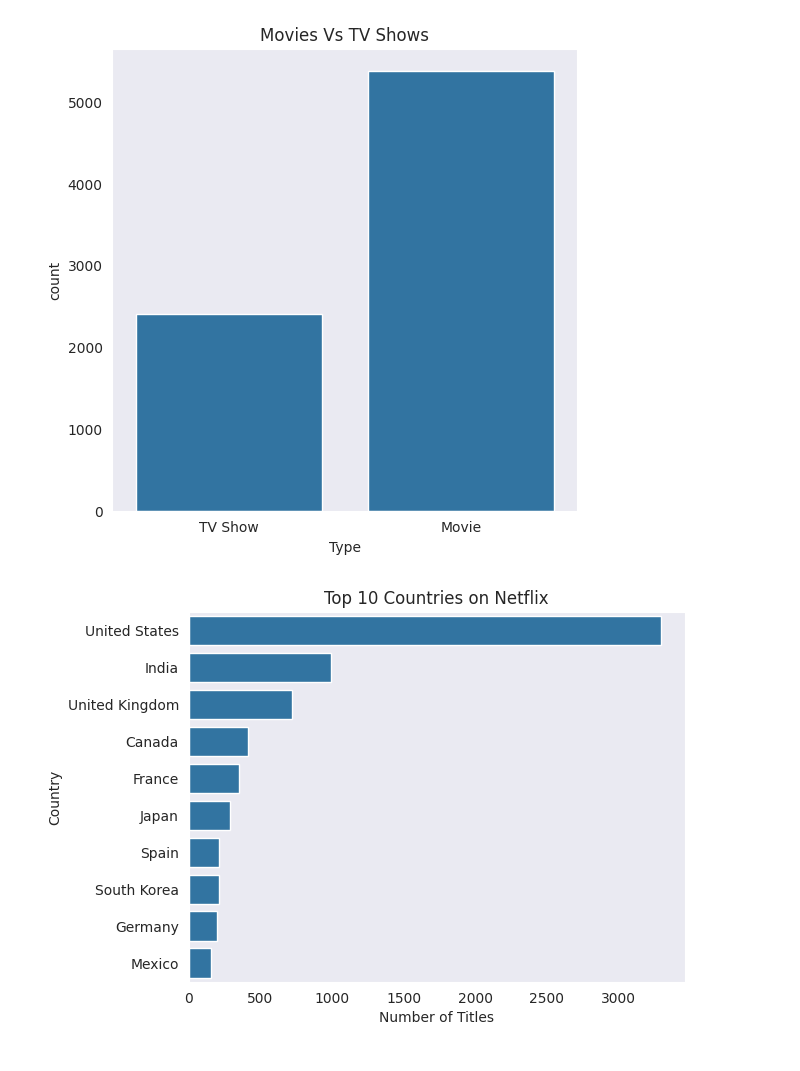
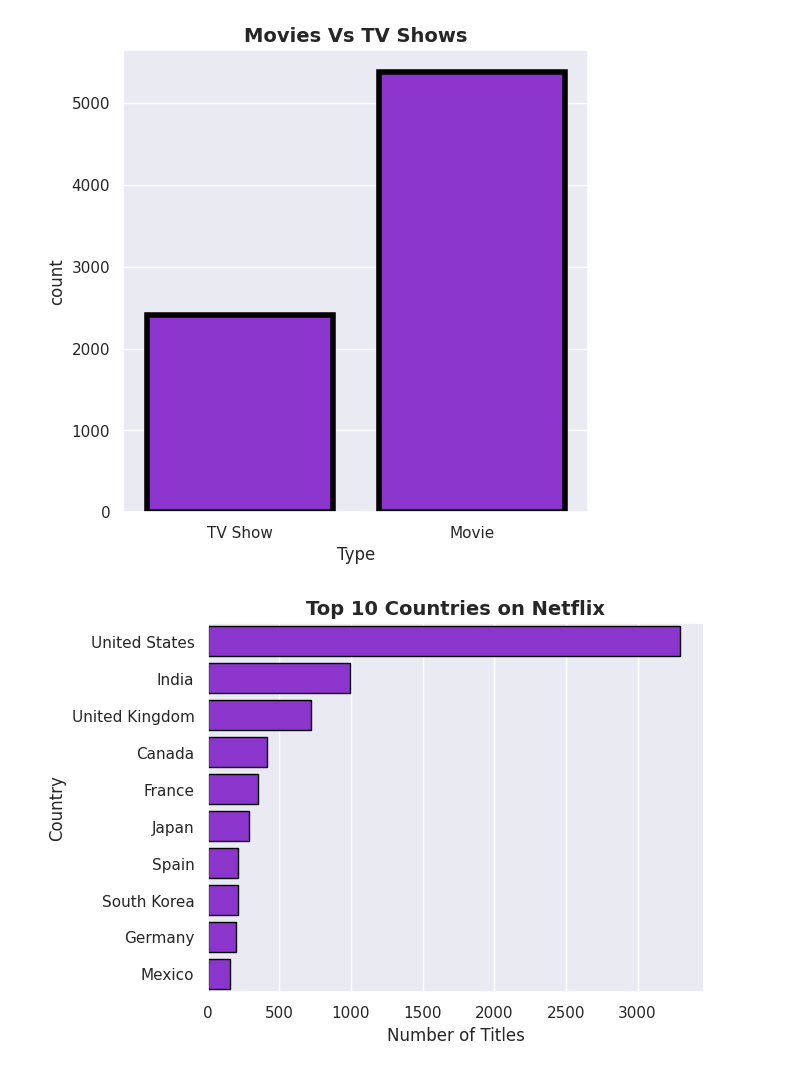
Before and after one commit to AmitabhDey-byte/Project3, a Jupyter notebook: gdg_eda.ipynb, the cells around one changed output. Saved outputs shown, nothing was run; the diff lists cells and outputs as text; code cells hidden in the pictures.

Commit message:
one more visualization added just wanna to use subplot...and some colors added to the previous visualization

```diff
--- a/gdg_eda.ipynb
+++ b/gdg_eda.ipynb
@@ -5,6 +5,8 @@ import numpy as np
 import seaborn as sea
 import pandas as pd
 import matplotlib.pyplot as plt
+
+sea.set_theme(style="darkgrid", palette="Set3")
 
 ingest = pd.read_csv("/content/sample_data/NetFlix.csv")
 
@@ -12,9 +14,9 @@ df = ingest.loc[:, ~ingest.columns.str.contains('^Unnamed')]
 
 #fist visualiztion (Movie and TV Shows)
 plt.figure(figsize=(6,6))
-sea.countplot(x='type', data=df)
+sea.countplot(x='type', data=df, linewidth=4, color='#8e1ce6',edgecolor='black')
 
-plt.title("Movies Vs TV Shows")
+plt.title("Movies Vs TV Shows", fontsize=14, weight='bold')
 plt.xlabel("Type")
 plt.ylabel("count")
 plt.show()
@@ -23,9 +25,9 @@ plt.show()
 country_counting = df['country'].str.split(', ').explode().value_counts().head(10)
 
 
-sea.barplot(x=country_counting.values, y=country_counting.index)
+sea.barplot(x=country_counting.values, y=country_counting.index,color='#8e1ce6',edgecolor='black')
 sea.set_style("dark")
-plt.title("Top 10 Countries on Netflix")
+plt.title("Top 10 Countries on Netflix", fontsize=14, weight='bold')
 plt.xlabel("Number of Titles")
 plt.ylabel("Country")
 plt.show()
@@ -38,7 +40,7 @@ years = np.arange(1990, year_counting.index.max() + 1)
 year_counting = year_counting.reindex(years, fill_value=0)
 
 sea.lineplot(x=year_counting.index, y=year_counting.values, marker= 'o')
-plt.title("Content over years")
+plt.title("Content over years", fontsize=14, weight='bold')
 plt.xlabel("Year")
 plt.ylabel("Number of titles")
 plt.show()
@@ -48,38 +50,74 @@ plt.show()
 genre_counting = df [ 'genres'].value_counts().head(10)
 
 plt.figure(figsize=(10,6))
-sea.barplot(x=genre_counting.index, y=genre_counting.values)
-plt.title("10 Most Popular Genres")
+sea.barplot(x=genre_counting.index, y=genre_counting.values,color='#8e1ce6',edgecolor='black')
+plt.title("10 Most Popular Genres", fontsize=15, weight='bold')
 plt.xlabel("Genre")
 plt.ylabel("Titles")
 plt.xticks(rotation=45, ha='right')
 plt.tight_layout()
 plt.show()
 
 #5th Visualization :Rating Distribution-- like ADULT oriented h ya cool for everyon
 
 plt.figure(figsize=(10,6))
 sea.countplot(y='rating',data=df,order=df['rating'].value_counts().index)
 
-plt.title("Distribution of Content Ratings on Netflix")
+plt.title("Distribution of Content Ratings on Netflix", fontsize=14, )
 plt.xlabel("Number of Titles")
 plt.ylabel("Rating")
 plt.grid(axis='x', linestyle='--', alpha=0.7)
 
 plt.show()
 
 #6th Visualization: Movie Durations
 
 movies = df[df['type'] == 'Movie'].copy()
 
 plt.figure(figsize=(7,5))
 plt.hist(movies['duration'], bins=30)
 
 plt.title("Distribution of movie Durations")
 plt.xlabel("Duration in Mins")
 plt.ylabel("Number of Movies")
 
 plt.show()
+
+#7th Visualization: no os seasons in tv shows
+
+tv = df[df['type'] == 'TV Show'].copy()
+
+plt.figure(figsize=(10,5))
+tv['duration'].value_counts().head(10).plot(kind='bar')
+
+plt.title("Top TV Show Season Counts",fontsize=18, weight='bold', color='#f78614' )
+plt.xlabel("Seasons")
+plt.ylabel("Number of Shows")
+
+plt.show()
+
+fig, axes = plt.subplots(1, 2, figsize=(14,5))
+
+movie_year = df[df['type']=='Movie']['release_year'].value_counts().sort_index()
+tv_year = df[df['type']=='TV Show']['release_year'].value_counts().sort_index()
+
+years = np.arange(1990, max(movie_year.index.max(), tv_year.index.max()) + 1)
+
+movie_year = movie_year.reindex(years, fill_value=0)
+tv_year = tv_year.reindex(years, fill_value=0)
+
+sea.lineplot(x=movie_year.index, y=movie_year.values, ax=axes[0], color='#f78614')
+axes[0].set_title("movies released over years", fontsize=13)
+axes[0].set_xlabel("Year")
+axes[0].set_ylabel("Number of movies")
+
+sea.lineplot(x=tv_year.index, y=tv_year.values, ax=axes[1])
+axes[1].set_title("TV shows released over years", fontsize=13, color='#f78614')
+axes[1].set_xlabel("Year")
+axes[1].set_ylabel("number of TV shows")
+
+
+plt.show()
 # %% [output]
-[figure, old version]
+[figure, new version]
-[figure, old version]
+[figure, new version]
```
Also changed, not shown: parts of 1 cell of this notebook.
